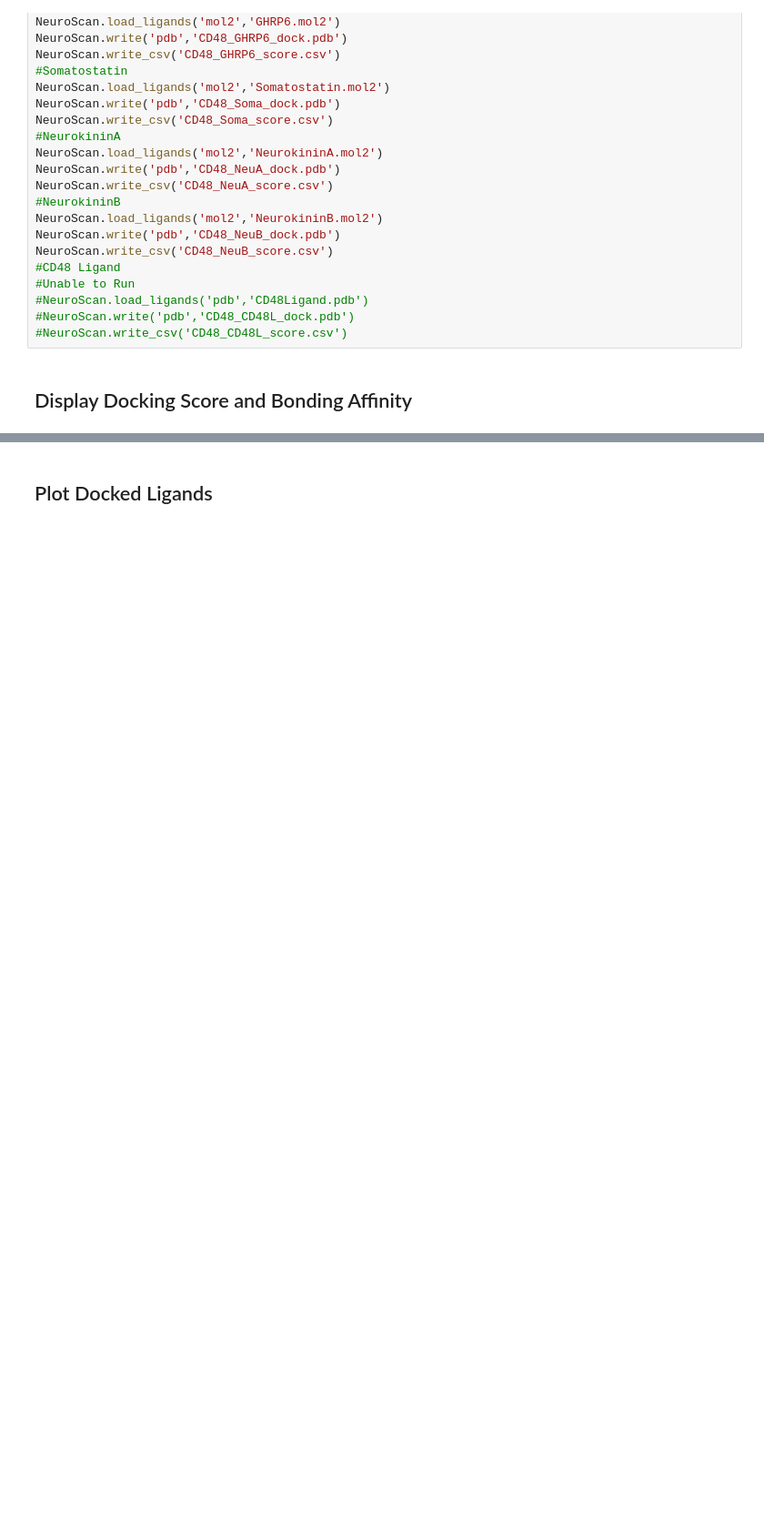
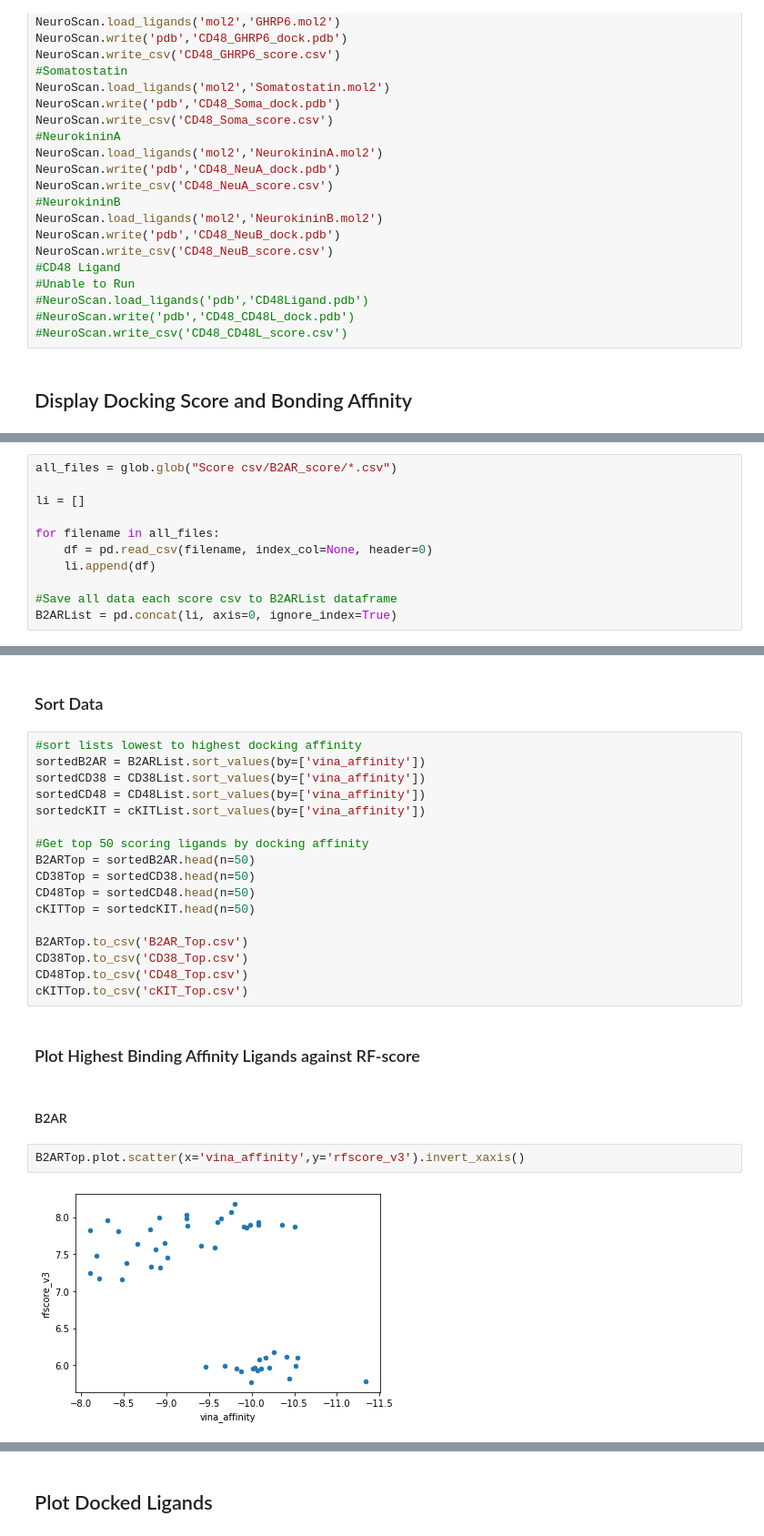
Before and after one commit to cburns4-BioRes/BIOINFO_FINAL_Project, a Jupyter notebook: BIOINFO Project_v2.ipynb, the cells around one changed output, grey strips where cells are left out. Shown at 91% size. Drawn from its saved outputs; the diff is of its cells as text; blank space fills up the shorter version.

```diff
--- a/BIOINFO Project_v2.ipynb
+++ b/BIOINFO Project_v2.ipynb
@@ -709,0 +726,11 @@ NeuroScan.write_csv('CD48_NeuB_score.csv')
+# %%
+all_files = glob.glob("Score csv/B2AR_score/*.csv")
+
+li = []
+
+for filename in all_files:
+    df = pd.read_csv(filename, index_col=None, header=0)
+    li.append(df)
+
+#Save all data each score csv to B2ARList dataframe
+B2ARList = pd.concat(li, axis=0, ignore_index=True)
@@ -709,0 +773,27 @@ NeuroScan.write_csv('CD48_NeuB_score.csv')
+# %% [markdown]
+### Sort Data
+# %%
+#sort lists lowest to highest docking affinity
+sortedB2AR = B2ARList.sort_values(by=['vina_affinity'])
+sortedCD38 = CD38List.sort_values(by=['vina_affinity'])
+sortedCD48 = CD48List.sort_values(by=['vina_affinity'])
+sortedcKIT = cKITList.sort_values(by=['vina_affinity'])
+
+#Get top 50 scoring ligands by docking affinity
+B2ARTop = sortedB2AR.head(n=50)
+CD38Top = sortedCD38.head(n=50)
+CD48Top = sortedCD48.head(n=50)
+cKITTop = sortedcKIT.head(n=50)
+
+B2ARTop.to_csv('B2AR_Top.csv')
+CD38Top.to_csv('CD38_Top.csv')
+CD48Top.to_csv('CD48_Top.csv')
+cKITTop.to_csv('cKIT_Top.csv')
+# %% [markdown]
+### Plot Highest Binding Affinity Ligands against RF-score
+# %% [markdown]
+#### B2AR
+# %%
+B2ARTop.plot.scatter(x='vina_affinity',y='rfscore_v3').invert_xaxis()
+# %% [output]
+[figure, added]
```
Also changed, not shown: parts of 17 cells of this notebook, 4 other files.
